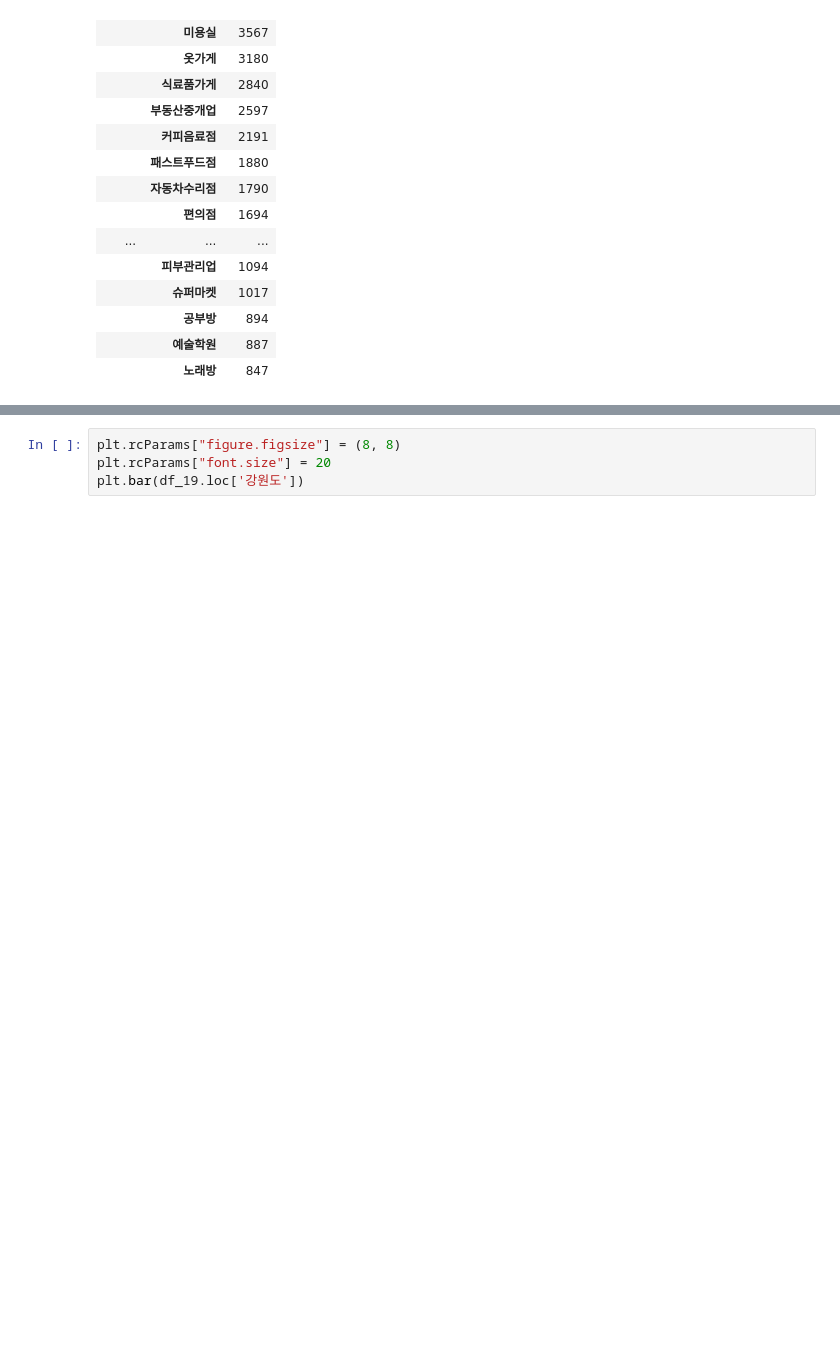
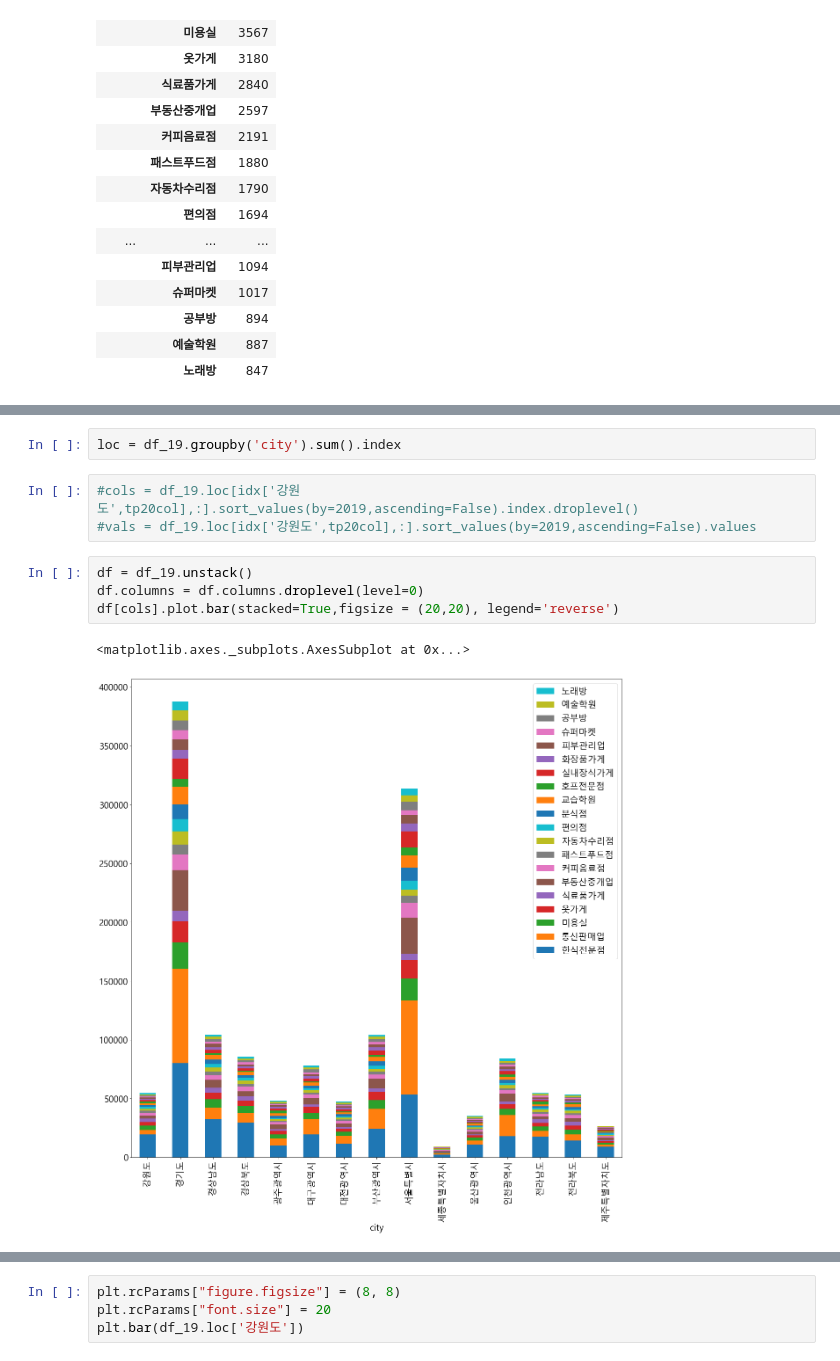
Before and after one commit to inhoinno/2021_BigData, a Jupyter notebook: Data_Visualizing1.ipynb, the cells around one changed output, grey strips where cells are left out. Drawn from its saved outputs; the diff is of its cells as text; blank space fills up the shorter version.

```diff
--- a/Data_Visualizing1.ipynb
+++ b/Data_Visualizing1.ipynb
@@ -652,0 +647,12 @@ df_19.loc[idx['강원도',tp20col],:].sort_values(by=2019,ascending=False).index
+# %%
+loc = df_19.groupby('city').sum().index
+# %%
+#cols = df_19.loc[idx['강원도',tp20col],:].sort_values(by=2019,ascending=False).index.droplevel()
+#vals = df_19.loc[idx['강원도',tp20col],:].sort_values(by=2019,ascending=False).values
+# %%
+df = df_19.unstack()
+df.columns = df.columns.droplevel(level=0)
+df[cols].plot.bar(stacked=True,figsize = (20,20), legend='reverse')
+# %% [output]
+<matplotlib.axes._subplots.AxesSubplot at 0x...>
+[figure, added]
```
Also changed, not shown: parts of 9 cells of this notebook.
